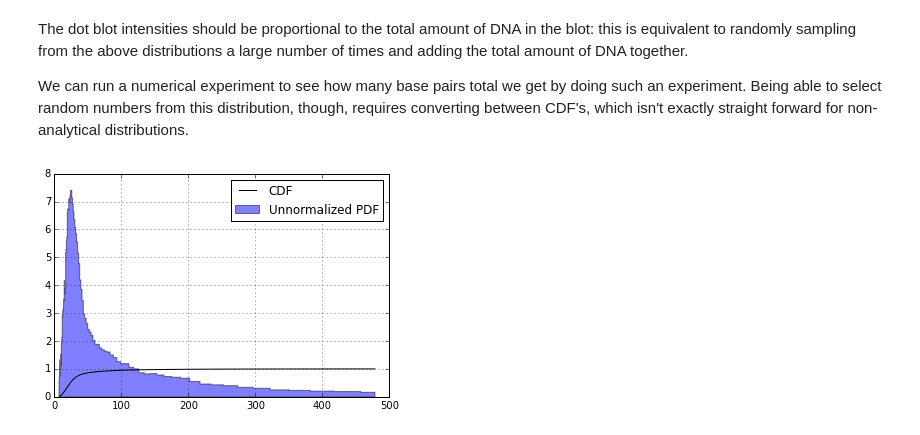
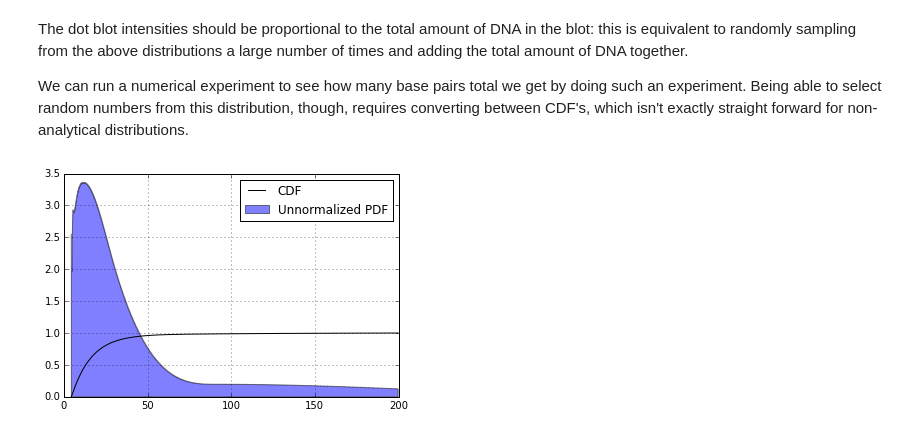
Before and after one commit to LEB-EPFL/leb-clustering, a Jupyter notebook: analyses/Southern_Blots/Southern Blots.ipynb, the cells around one changed output. Drawn from its saved outputs; the diff is of its cells as text; code cells hidden in the pictures.

```diff
--- a/analyses/Southern_Blots/Southern Blots.ipynb
+++ b/analyses/Southern_Blots/Southern Blots.ipynb
@@ -338,6 +301,9 @@ Let's crop these curves to make them easier to work with. It's unlikely that tel
 # %%
-cropL = (6.8, 500)
-cropS = (6.3, 500)
+# Both lower bounds are estimated from the points where there is a sudden spike in the noise and curve y-axis values.
+# See the graph above.
+
+cropL = (4.5, 500) # Hela L is very close to the noise floor beyond 150 kb
+cropS = (4.5, 15.5) # Hela S reaches the noise at 19.5 kb and remains more-or-less constant for values > 20 kb
 # Crop the arrays to make them easier to work with
 MWL = MW.copy()
 MWS = MW.copy()
@@ -367,0 +334,21 @@ Hela L clearly has a very long tail, which could be what contributes to the larg
+# %%
+# Smooth the corrected curves
+from scipy.interpolate import UnivariateSpline
+splLcorr = UnivariateSpline(MWL, cBlotLcr)
+splScorr = UnivariateSpline(MWS, cBlotScr)
+
+splLcorr.set_smoothing_factor(20)
+splScorr.set_smoothing_factor(5)
+
+plt.figure(figsize = (8,6))
+plt.plot(MWL, splLcorr(MWL), '-o', label = 'Hela L, smoothed', linewidth = 1)
+plt.plot(MWL, cBlotLcr,      'b',  label = 'Hela L, original', linewidth = 2)
+plt.plot(MWS, splScorr(MWS), '-o', label = 'Hela S, smoothed', linewidth = 1)
+plt.plot(MWS, cBlotScr,      'g',  label = 'Hela S, original', linewidth = 2)
+plt.xlabel('MW, kilobases')
+plt.ylabel('OD(corrected)/MW')
+plt.grid(True)
+plt.legend()
+plt.title('Estimated distributions of telomere sizes (unnormalized)')
+plt.xlim(0, 50)
+plt.show()
@@ -368,3 +379,6 @@ Hela L clearly has a very long tail, which could be what contributes to the larg
+# %%
+# Final cropping of the Hela L curve
+MWL = MWL[MWL < 200]
 # %% [markdown]
 ## Finding the statistics from these distributions
 # %% [markdown]
@@ -448,8 +472,8 @@ Now, convert the histograms to probability mass densities.
 By definition, the sum of the probabilities of the histogram bins times their width must be one. This can be achieved by dividing by a constant, a technique known as *normalization*. This is easily done in numpy by setting the *density* argument of np.histogram to **True**.
 # %%
 # I don't need the bins output because I already have it
-histL, _ = np.histogram(MWL, bins = binsL, weights = cBlotLcr, density = True)
-histS, _ = np.histogram(MWS, bins = binsS, weights = cBlotScr, density = True)
+histL, _ = np.histogram(MWL, bins = binsL, weights = splLcorr(MWL), density = True)
+histS, _ = np.histogram(MWS, bins = binsS, weights = splScorr(MWS), density = True)
 
 # Check that the probability mass densities really are normalized (they should sum to 1 or very close to it)
 diffL = np.diff(binsL)
@@ -594,12 +618,12 @@ We can run a numerical experiment to see how many base pairs total we get by doi
 # %%
 # Plot the cumulative distribution and its unnormalized PDF
 plt.plot(MWL, cdfL, color = 'black', label = 'CDF')
-plt.hist(MWL, binsL, weights = cBlotLcr, color = 'blue', alpha = 0.5, histtype = 'stepfilled', label = 'Unnormalized PDF')
+plt.hist(MWL, binsL, weights = splLcorr(MWL), color = 'blue', alpha = 0.5, histtype = 'stepfilled', label = 'Unnormalized PDF')
 plt.grid(True)
 plt.legend()
 plt.show()
 # %% [output]
-[figure, old version]
+[figure, new version]
 # %%
 from scipy.interpolate import interp1d
 
```
Also changed, not shown: parts of 53 cells of this notebook, 1 other file.
